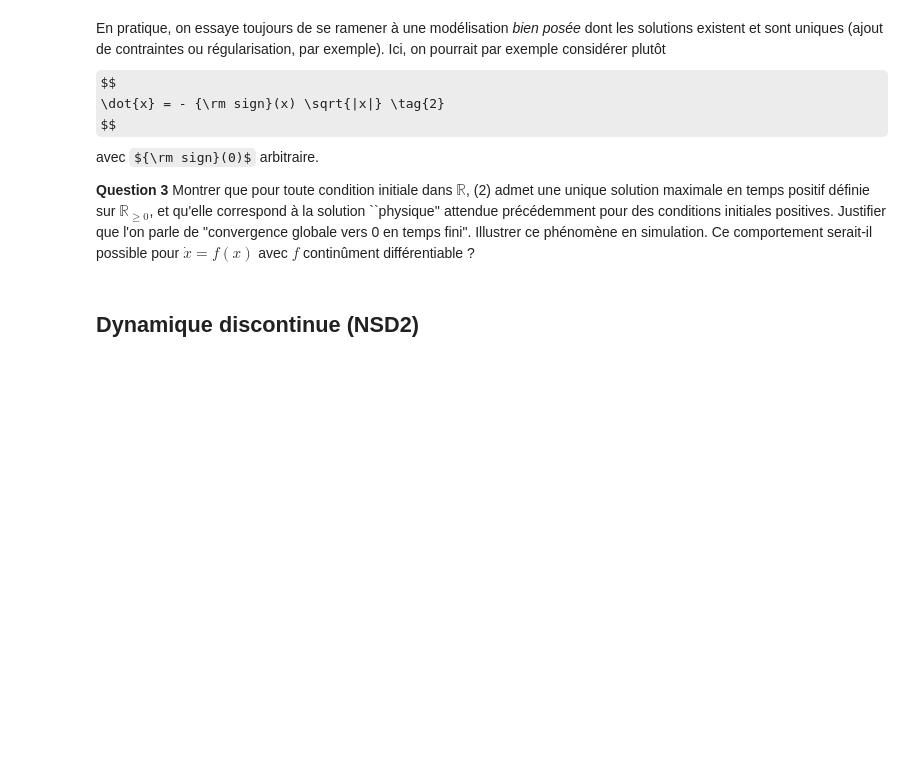
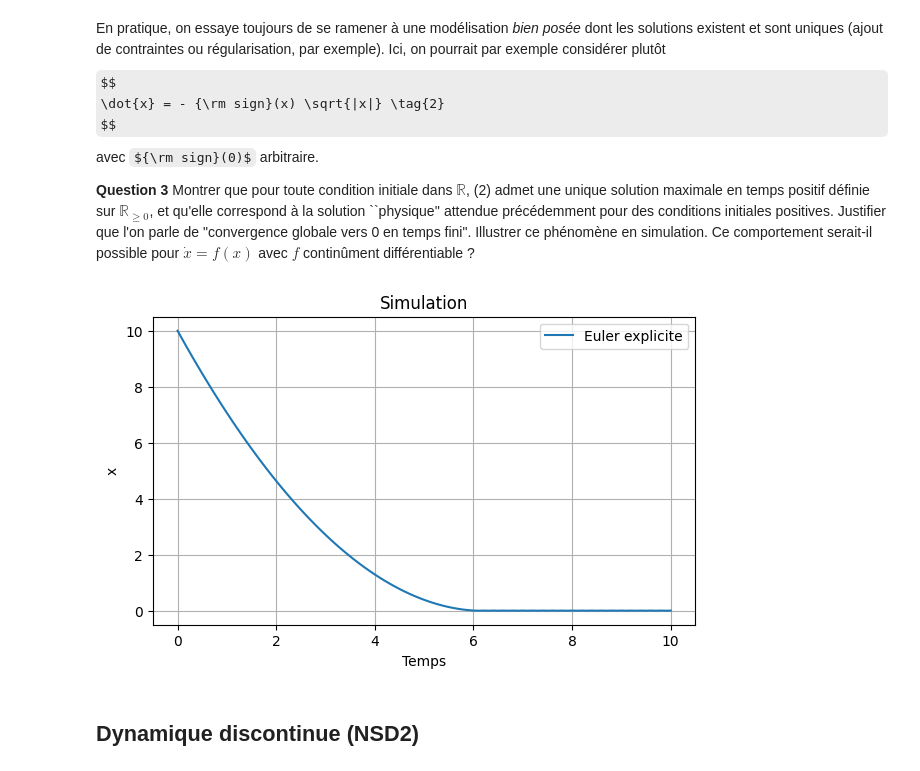
Before and after one commit to sybille-naudet/Maths---meufs-trop-styl-es, a Jupyter notebook: Projet - Equations Différentielles - 2025.ipynb, the cells around one changed output. Saved outputs shown, nothing was run; the diff lists cells and outputs as text; code cells hidden in the pictures; some formulas as TeX source; blank space fills up the shorter version.

```diff
--- a/Projet - Equations Différentielles - 2025.ipynb
+++ b/Projet - Equations Différentielles - 2025.ipynb
@@ -103,6 +103,35 @@ $$
 avec ${\rm sign}(0)$ arbitraire.
 
 **Question 3** Montrer que pour toute condition initiale dans $\mathbb{R}$, (2) admet une unique solution maximale en temps positif définie sur $\mathbb{R}_{\geq 0}$, et qu'elle correspond à la solution ``physique'' attendue précédemment pour des conditions initiales positives. Justifier que l'on parle de "convergence globale vers 0 en temps fini". Illustrer ce phénomène en simulation. Ce comportement serait-il possible pour $\dot{x}=f(x)$ avec $f$ continûment différentiable ?
+# %%
+# A FAIRE --> théorie avec les théorèmes du cours que je n'ai pas
+# "convergence globale en temps fini vers 0" : globale car quelque soit x0, la solution rejoint l'origine
+# et temps fini car contrairement aux systèmes linéaires où l'on atteint la limite 0 qu'à l'asymptote, ici x = 0 est atteint pour un temps fini.
+
+def f_avec_signe(x,t):
+    return -np.sign(x)*np.sqrt(np.abs(x))
+
+#graphique
+x0 = 10
+t0 = 0
+tf = 10
+dt = 0.1
+
+t, x = euler_explicit(f_avec_signe,x0,t0,tf,dt)
+
+plt.figure()
+plt.plot(t, x, label='Euler explicite')
+plt.title('Simulation')
+plt.xlabel('Temps')
+plt.ylabel('x')
+plt.grid()
+plt.legend()
+plt.show()
+
+#Ce comportement ne sera pas possible ave f continûment différentiable car Cauchy-Lipschitz s'applique partout
+#et puisque f(0)=0, l'unique solution passant par x = 0 pour tout t est x(t)=0 pour tout t
+# %% [output]
+[figure, added]
 # %% [markdown]
 ## Dynamique discontinue (NSD2)
 # %% [markdown]
```
Also changed, not shown: parts of 3 cells of this notebook.
